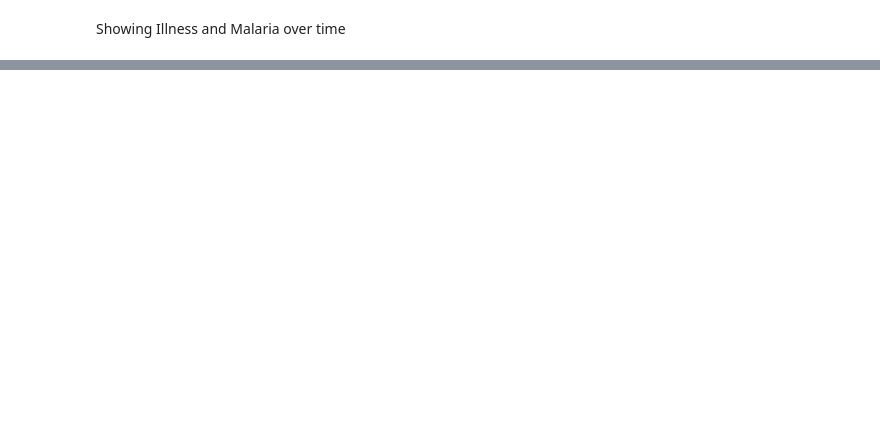
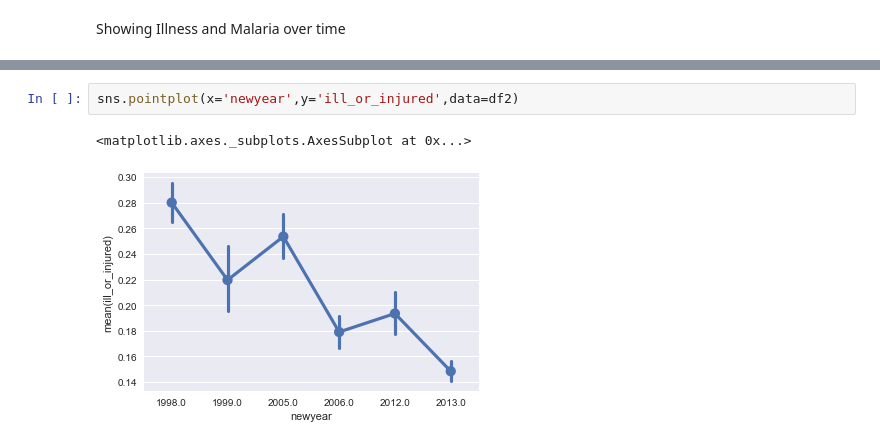
Before and after one commit to oliviak/ghanamines, a Jupyter notebook: Illegal Mines Corr.ipynb, the cells around one changed output, grey strips where cells are left out. Drawn from its saved outputs; the diff is of its cells as text; blank space fills up the shorter version.

```diff
--- a/Illegal Mines Corr.ipynb
+++ b/Illegal Mines Corr.ipynb
@@ -167,0 +158,5 @@ KeyError: 'year'
+# %%
+sns.pointplot(x='newyear',y='ill_or_injured',data=df2)
+# %% [output]
+<matplotlib.axes._subplots.AxesSubplot at 0x...>
+[figure, added]
```
Also changed, not shown: parts of 20 cells of this notebook.
